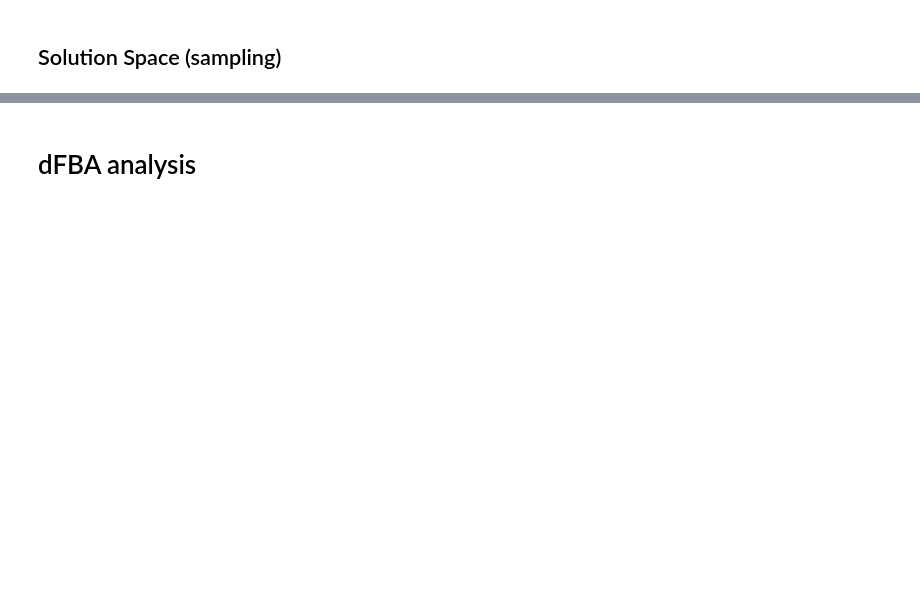
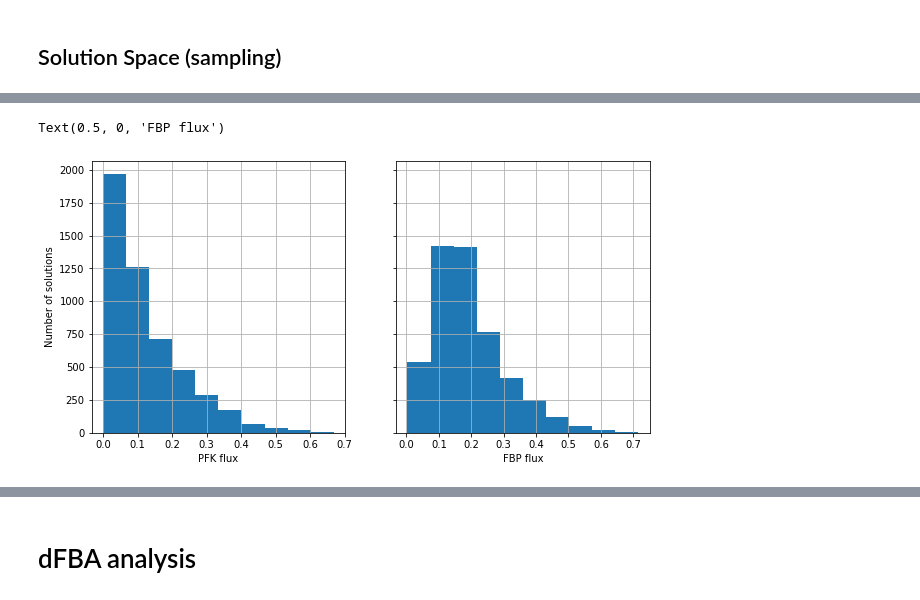
Before and after one commit to Sicily-maker/LiverModel, a Jupyter notebook: 0.0.3-gly_gluco_glycogen_no_cpmt_switch.ipynb, the cells around one changed output, grey strips where cells are left out. Cells and saved outputs as stored; diff of their text form; code cells hidden in the pictures; blank space fills up the shorter version.

```diff
--- a/0.0.3-gly_gluco_glycogen_no_cpmt_switch.ipynb
+++ b/0.0.3-gly_gluco_glycogen_no_cpmt_switch.ipynb
@@ -429,3 +476,16 @@ Text(0.5, 0, 'G6PP flux')
+# %%
+fig, axes = plt.subplots(1, 2, figsize=(10, 5), sharey=True)
+ax = axes[0]
+df['PFK'].hist(ax=ax)
+ax.set_xlabel('PFK flux')
+ax.set_ylabel('Number of solutions')
+
+ax = axes[1]
+ax = df['FBP'].hist(ax=ax)
+ax.set_xlabel('FBP flux')
+# %% [output]
+Text(0.5, 0, 'FBP flux')
+[figure, added]
 # %%
 # df
 mean_flux = pd.DataFrame( columns =["reaction","mean", "stdev"])
```
Also changed, not shown: parts of 60 cells of this notebook, 7 other files.
